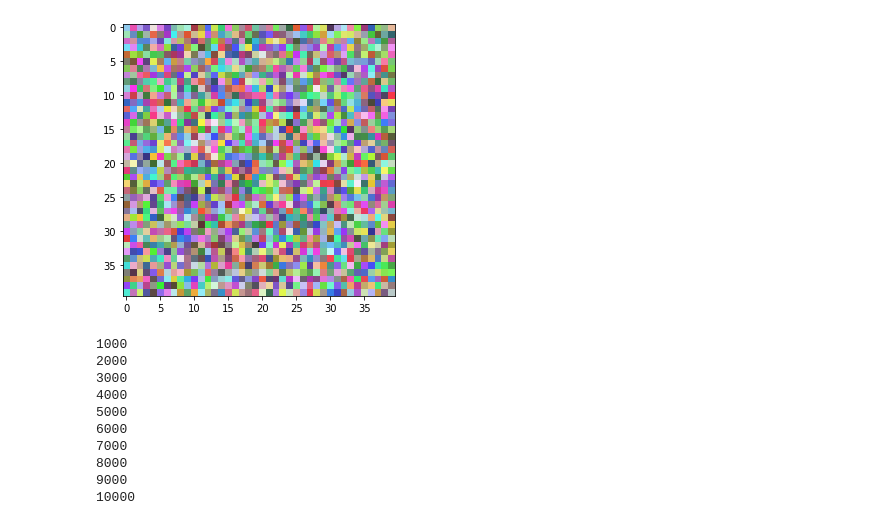
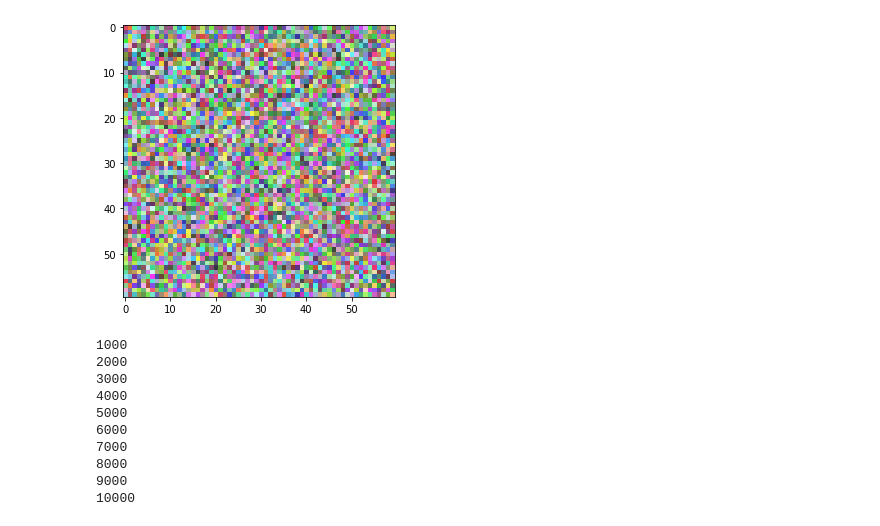
Before and after one commit to Lucaserf/CVlocalSearch, a Jupyter notebook: CVlocalSearch.ipynb, the cells around one changed output. Saved outputs shown, nothing was run; the diff lists cells and outputs as text; code cells hidden in the pictures.

```diff
--- a/CVlocalSearch.ipynb
+++ b/CVlocalSearch.ipynb
@@ -7,7 +7,7 @@ import copy
 
 #creation of the initial image
 operator_dim = 2
-image_dim = operator_dim*20
+image_dim = operator_dim*30
 min_color = 50
 max_color = 250
 random_colored_image = np.array(min_color + (max_color-min_color)*np.random.random((image_dim,image_dim,3)),dtype = 'uint8')
@@ -17,34 +17,34 @@ R = random_colored_image[:,:,0]
 G = random_colored_image[:,:,1]
 B = random_colored_image[:,:,2]
 
 
 
 print_colors = False
 if print_colors:
     plt.figure(figsize=(20,20))
     plt.subplot(1,3,1)
     plt.imshow(R,'Reds')
     plt.subplot(1,3,2)
     plt.imshow(G,'Greens')
     plt.subplot(1,3,3)
     plt.imshow(B,'Blues')
     plt.show()
 
 
 
 plt.figure(figsize=(5,5))
 plt.imshow(random_colored_image)
 plt.show()
 
 
 
 
 
 # save and import if needed
 # cv2.imwrite('king_position_weight.jpg', image)
 # gray = cv2.imread("king_position_weight.jpg", cv2.IMREAD_GRAYSCALE)
 # %% [output]
-[figure, old version]
+[figure, new version]
 # %%
 #function to optimize
 
```
Also changed, not shown: parts of 9 cells of this notebook, 2 other files.
